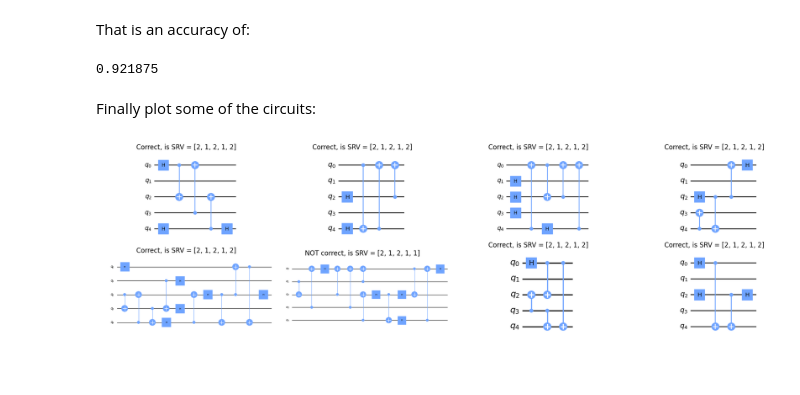
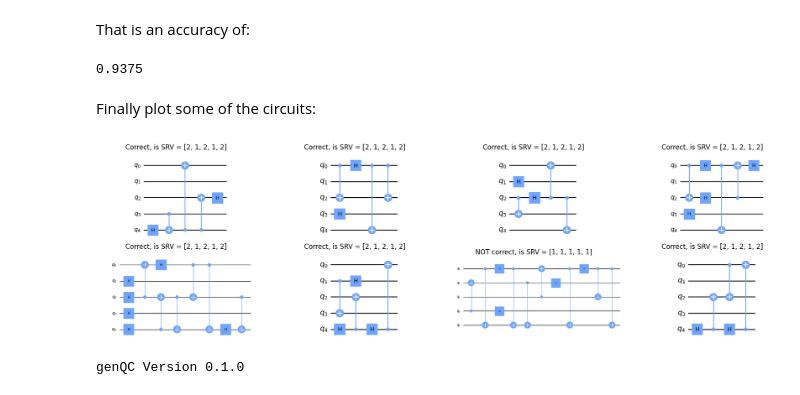
Before and after one commit to FlorianFuerrutter/genQC, a Jupyter notebook: src/examples/0_hello_circuit.ipynb, the cells around one changed output. Drawn from its saved outputs; the diff is of its cells as text; code cells hidden in the pictures; blank space fills up the shorter version.

```diff
--- a/src/examples/0_hello_circuit.ipynb
+++ b/src/examples/0_hello_circuit.ipynb
@@ -23,6 +23,5 @@ Load the pre-trained model
 # %%
-model_path = "../../saves/qc_unet_config_SRV_3to8_qubit/"
-pipeline   = DiffusionPipeline.from_config_file(model_path, device)
+pipeline = DiffusionPipeline.from_pretrained("Floki00/qc_srv_3to8qubit", device)
 # %% [output]
 [INFO]: `genQC.models.unet_qc.QC_Cond_UNet` instantiated from given config on cuda.
 [INFO]: `genQC.models.frozen_open_clip.CachedFrozenOpenCLIPEmbedder` instantiated from given config on cuda.
@@ -112,14 +110,20 @@ That is an accuracy of:
 # %%
 sum(srv==x for x in srv_list)/len(srv_list)
 # %% [output]
-0.921875
+0.9375
 # %% [markdown]
 Finally plot some of the circuits:
 # %%
 fig, axs = plt.subplots(2, 4, figsize=(18,5), constrained_layout=True)
 for qc,is_srv,ax in zip(qc_list, srv_list, axs.flatten()):
+    is_srv = [int(x) for x in is_srv]
     qc.draw("mpl", plot_barriers=False, ax=ax, style = "clifford")
     ax.set_title(f"{'Correct' if is_srv==srv else 'NOT correct'}, is SRV = {is_srv}")
 plt.show()
 # %% [output]
-[figure, old version]
+[figure, new version]
+# %%
+import genQC
+print("genQC Version", genQC.__version__)
+# %% [output]
+genQC Version 0.1.0
```
Also changed, not shown: parts of 3 cells of this notebook, 29 other files.
